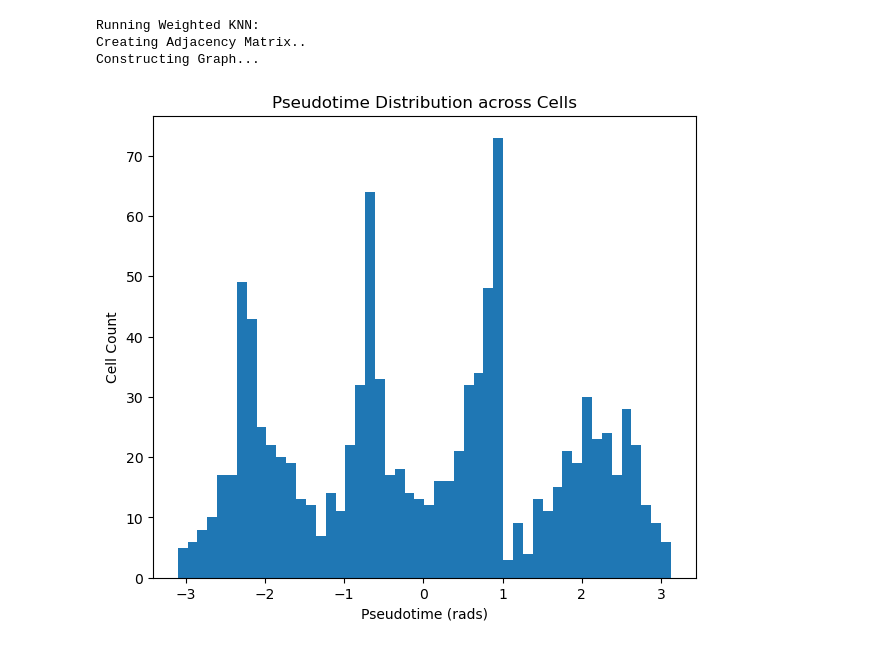
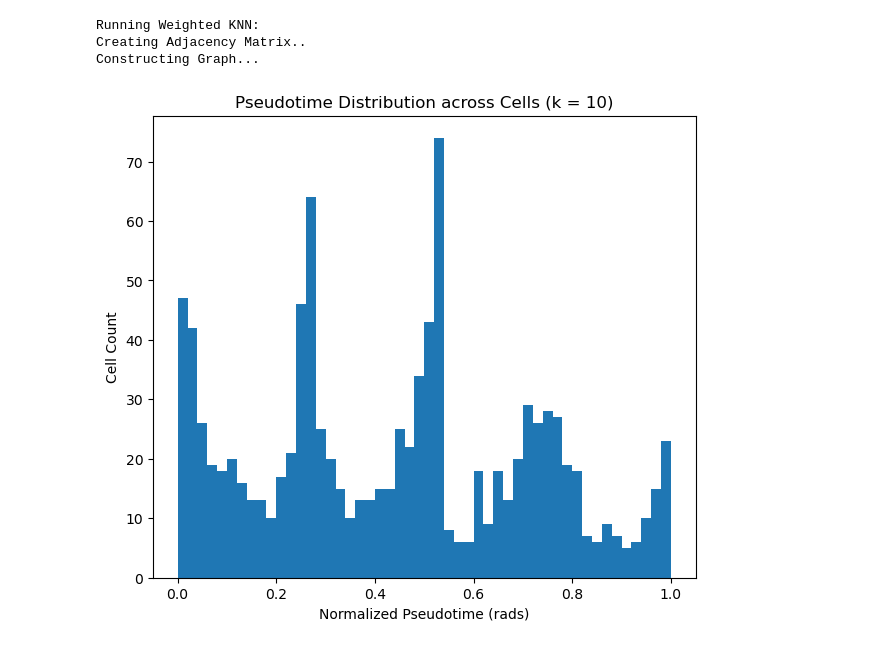
Before and after one commit to winch-jm/cell-cycle-ti, a Jupyter notebook: notebooks/LaplacianEigenmap_realData_plots.ipynb, the cells around one changed output. Cells and saved outputs as stored; diff of their text form; code cells hidden in the pictures.

Commit message:
root cell pseudotime derivation method, updated laplacian functions, added pseudotime vs cell cycle phase plot

```diff
--- a/notebooks/LaplacianEigenmap_realData_plots.ipynb
+++ b/notebooks/LaplacianEigenmap_realData_plots.ipynb
@@ -83,17 +58,16 @@ Constructing Graph...
 # %%
 # plot of pseudotime distribution
-csr = loadAndCSR(adata, k = 5)
-embedding, eigvals = laplacianEigenmaps(csr)
-pseudo = pseudotime(embedding)
+embeddings, eigvals, pseudo = fullLaplacian(adata, k = 10)
+pseudoNorm = (pseudo - pseudo.min()) / (pseudo.max() - pseudo.min())
 
 plt.figure(figsize = (7, 6))
-plt.hist(pseudo, bins = 50)
-plt.xlabel("Pseudotime (rads)")
+plt.hist(pseudoNorm, bins = 50)
+plt.xlabel("Normalized Pseudotime (rads)")
 plt.ylabel("Cell Count")
-plt.title("Pseudotime Distribution across Cells")
+plt.title(f"Pseudotime Distribution across Cells (k = 10)")
 plt.show()
 # %% [output]
 Running Weighted KNN:
 Creating Adjacency Matrix..
 Constructing Graph...
-[figure, old version]
+[figure, new version]
```
Also changed, not shown: parts of 5 cells of this notebook, 1 other file.
